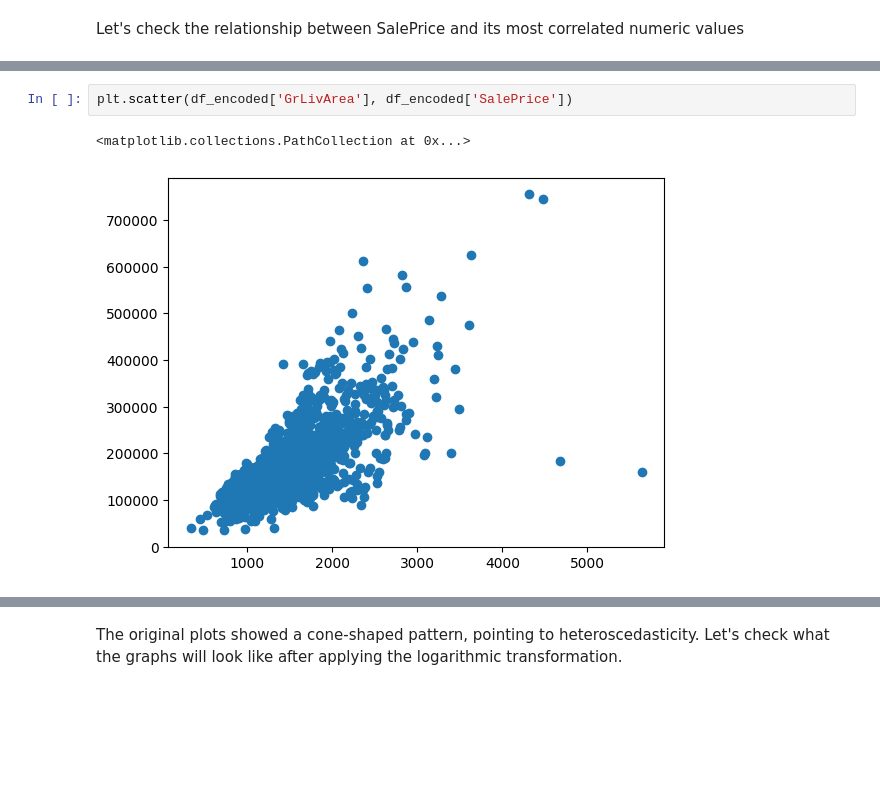
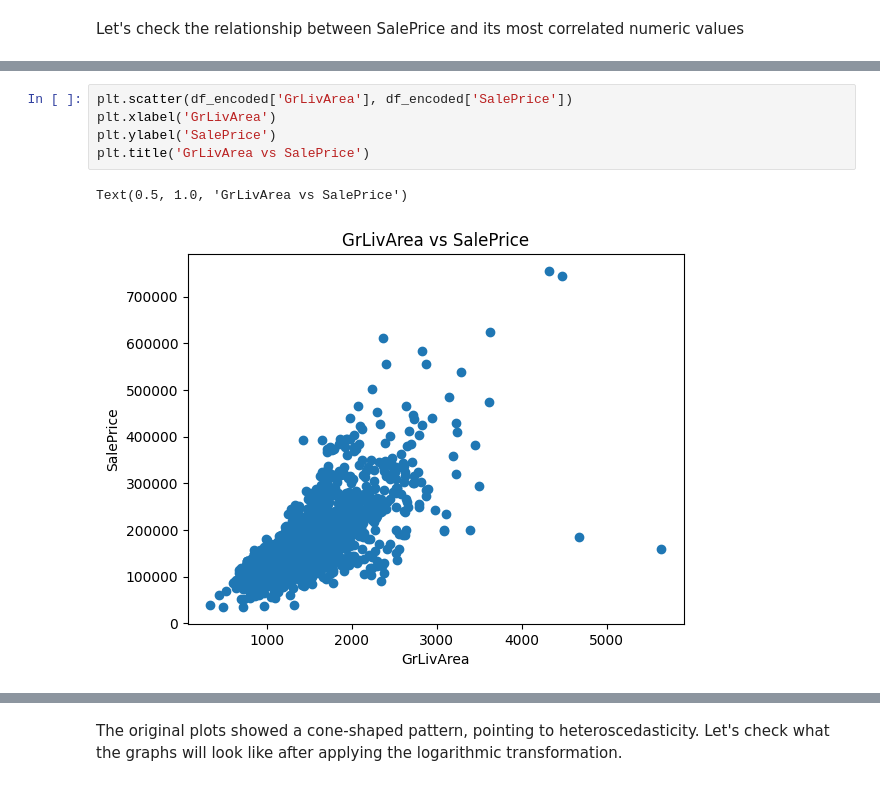
Before and after one commit to k0stro/house-prices-eda-regression, a Jupyter notebook: house-prices-eda-regression.ipynb, the cells around one changed output, grey strips where cells are left out. Drawn from its saved outputs; the diff is of its cells as text; blank space fills up the shorter version.

```diff
--- a/house-prices-eda-regression.ipynb
+++ b/house-prices-eda-regression.ipynb
@@ -820,7 +829,10 @@ plt.scatter(df_encoded['TotalBsmtSF'], df_encoded['SalePrice'])
 # %%
 plt.scatter(df_encoded['GrLivArea'], df_encoded['SalePrice'])
+plt.xlabel('GrLivArea')
+plt.ylabel('SalePrice')
+plt.title('GrLivArea vs SalePrice')
 # %% [output]
-<matplotlib.collections.PathCollection at 0x...>
+Text(0.5, 1.0, 'GrLivArea vs SalePrice')
-[figure, old version]
+[figure, new version]
 # %%
 plt.scatter(df_encoded['GarageArea'], df_encoded['SalePrice'])
```
Also changed, not shown: parts of 14 cells of this notebook.
